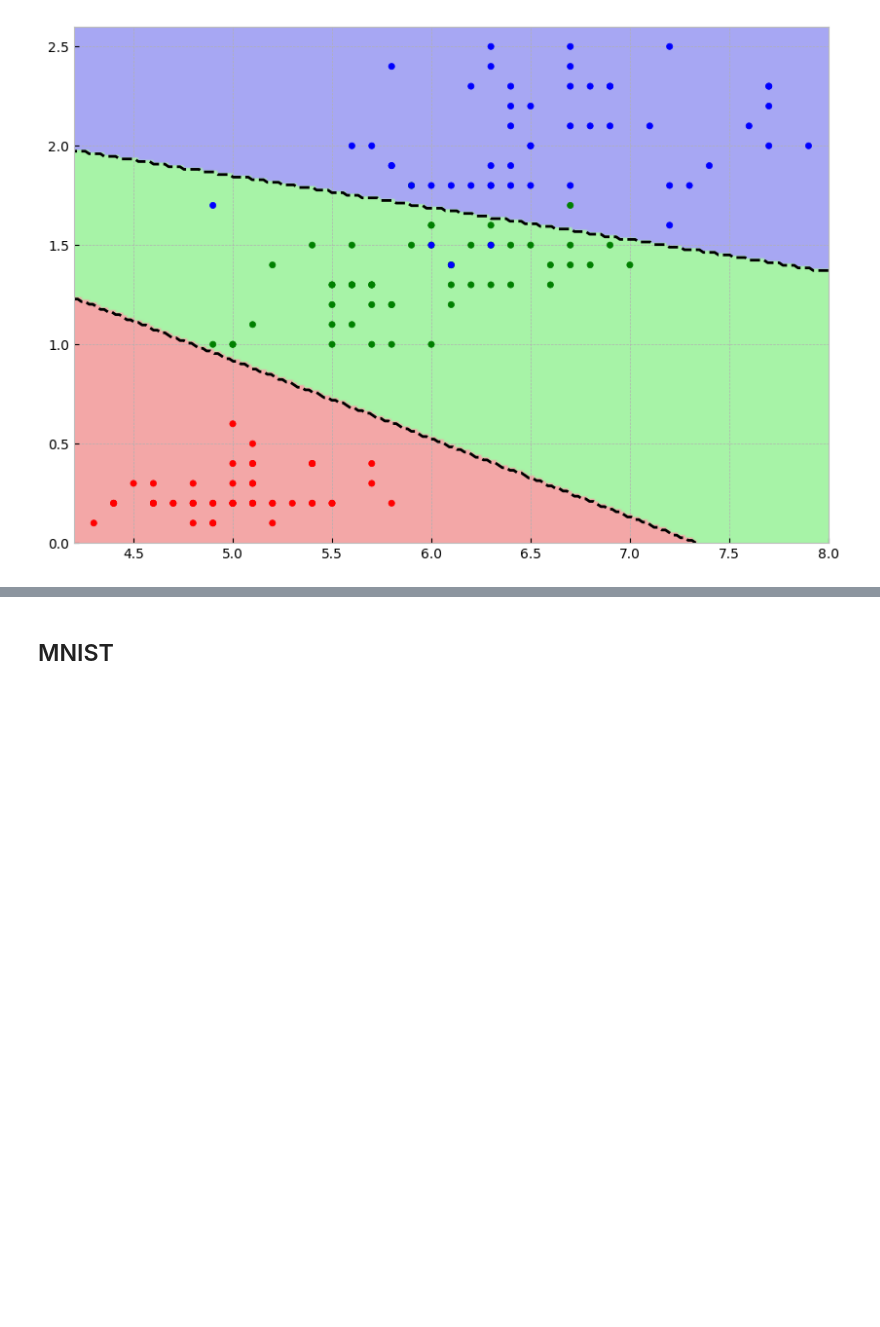
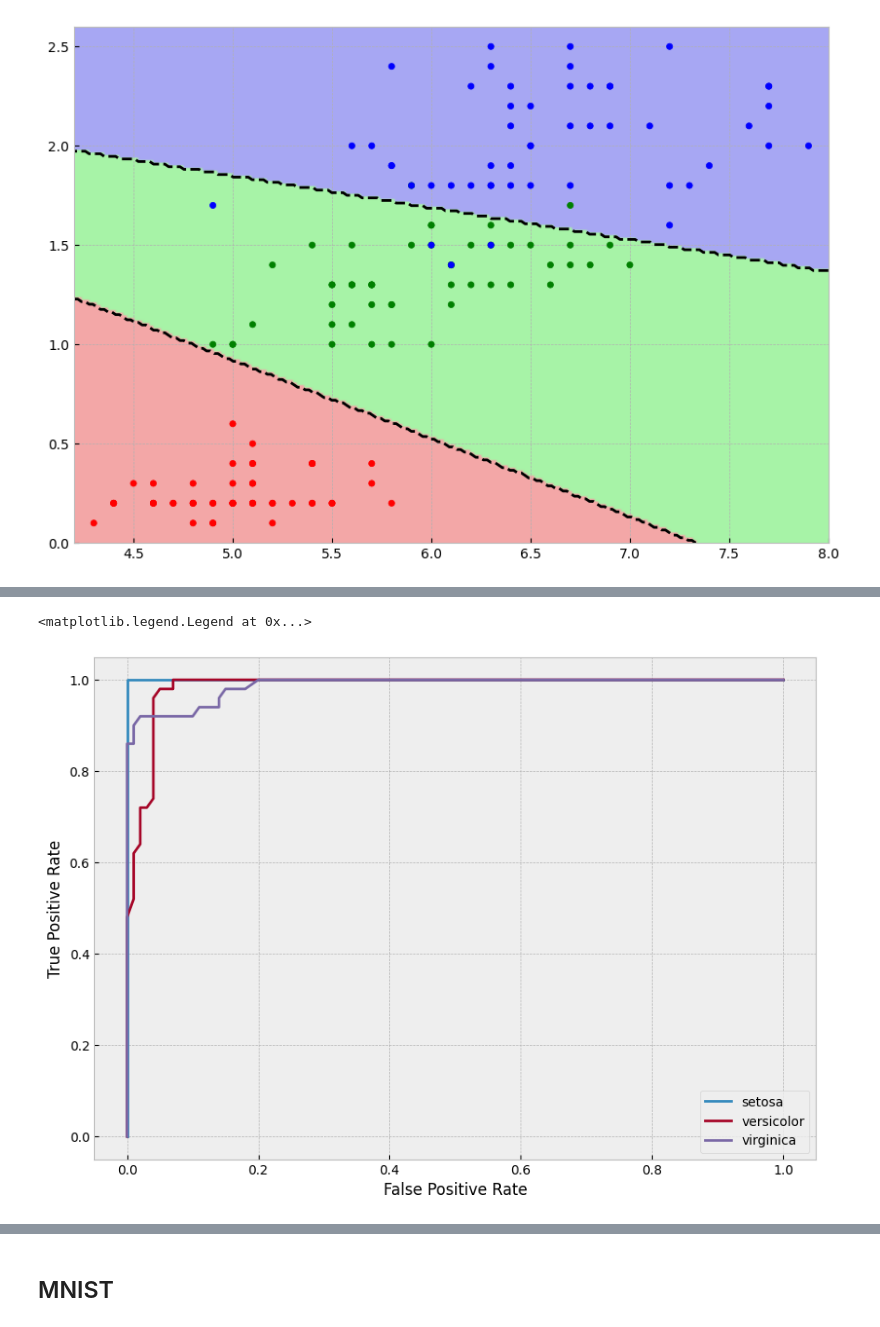
Before and after one commit to tjwei/DataScienceSoftware2024, a Jupyter notebook: 04-machine_learning/03-Logistic Regression.ipynb, the cells around one changed output, grey strips where cells are left out. Drawn from its saved outputs; the diff is of its cells as text; code cells hidden in the pictures; blank space fills up the shorter version.

```diff
--- a/04-machine_learning/03-Logistic Regression.ipynb
+++ b/04-machine_learning/03-Logistic Regression.ipynb
@@ -156,0 +205,12 @@ plt.scatter(X[:,0], X[:, 1],  c=["rgb"[i] for i in y], zorder=10, s=20);
+# %%
+# plot ROC curve for each class
+y_score = clf.predict_proba(X)
+for i in range(3):
+    fpr, tpr, _ = metrics.roc_curve(y, y_score[:,i], pos_label=i)
+    plt.plot(fpr, tpr, label=datasets.load_iris().target_names[i])
+plt.xlabel('False Positive Rate')
+plt.ylabel('True Positive Rate')
+plt.legend()
+# %% [output]
+<matplotlib.legend.Legend at 0x...>
+[figure, added]
```
Also changed, not shown: parts of 35 cells of this notebook, 1 other file.
